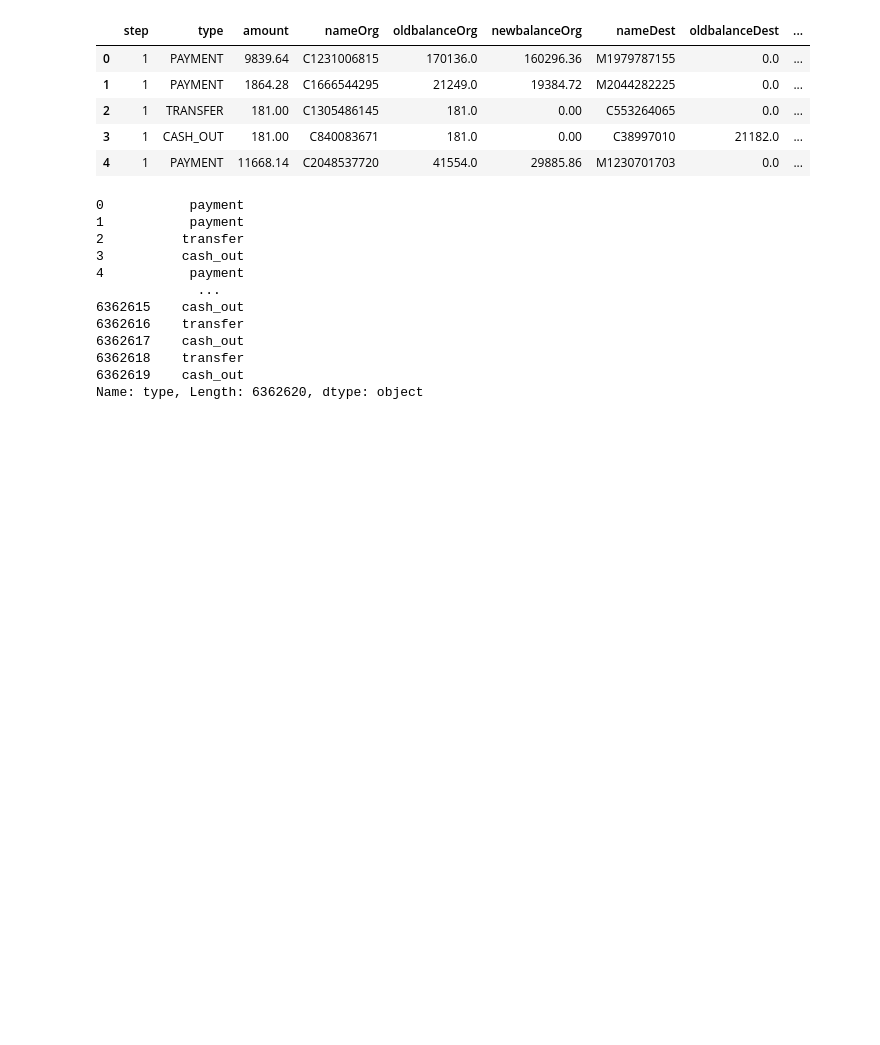
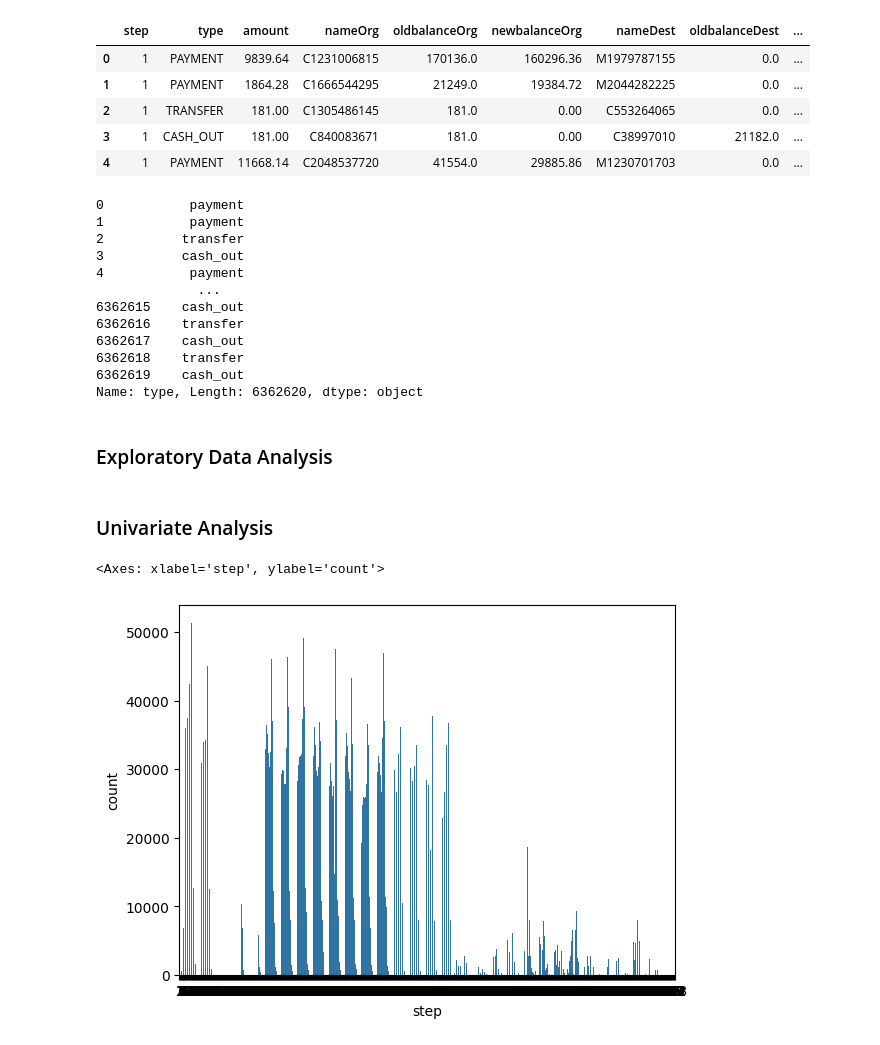
Before and after one commit to danielkimutai/fraud-detection-app, a Jupyter notebook: index.ipynb, the cells around one changed output. Drawn from its saved outputs; the diff is of its cells as text; code cells hidden in the pictures; blank space fills up the shorter version.

```diff
--- a/index.ipynb
+++ b/index.ipynb
@@ -174,3 +174,13 @@ print(df['type'])
 6362618    transfer
 6362619    cash_out
 Name: type, Length: 6362620, dtype: object
+# %% [markdown]
+### Exploratory Data Analysis
+# %% [markdown]
+### Univariate Analysis
+# %%
+# creating a countplot  to understand the distribution
+sns.countplot(df, x="step")
+# %% [output]
+<Axes: xlabel='step', ylabel='count'>
+[figure, added]
```
